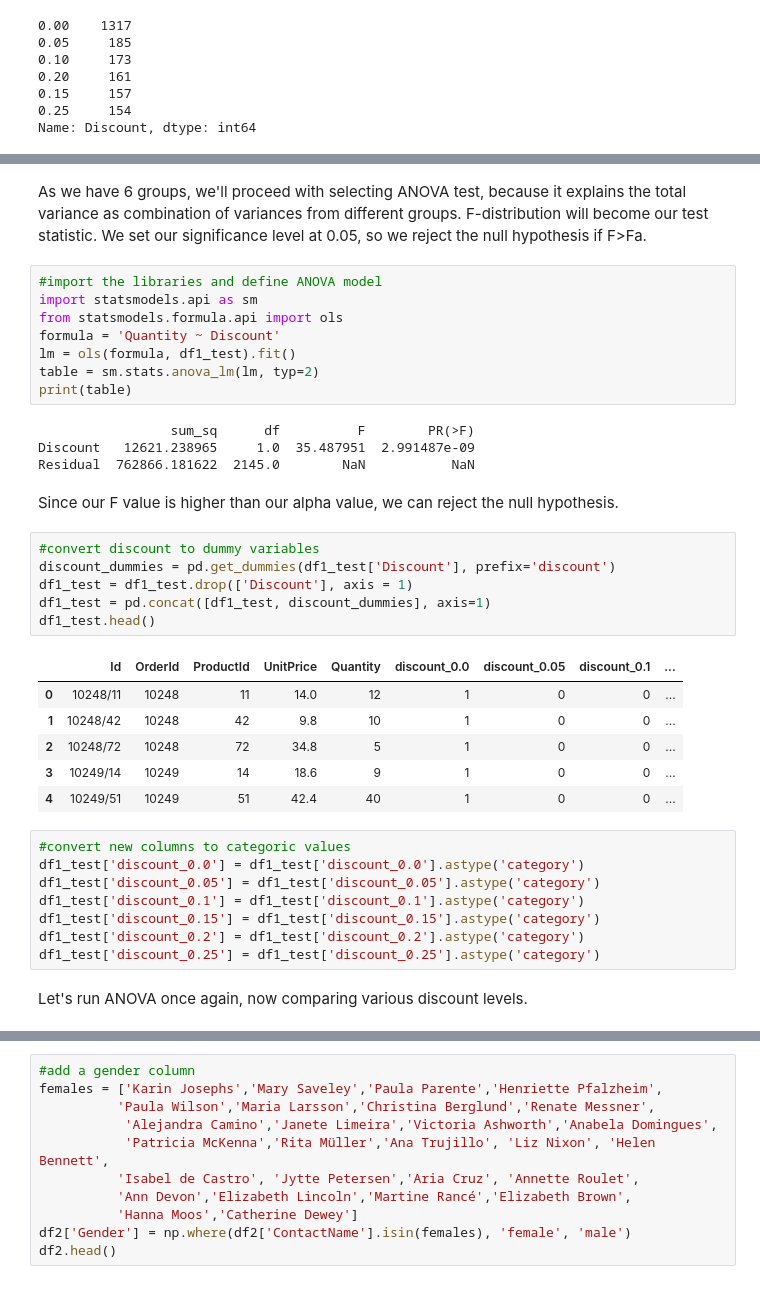
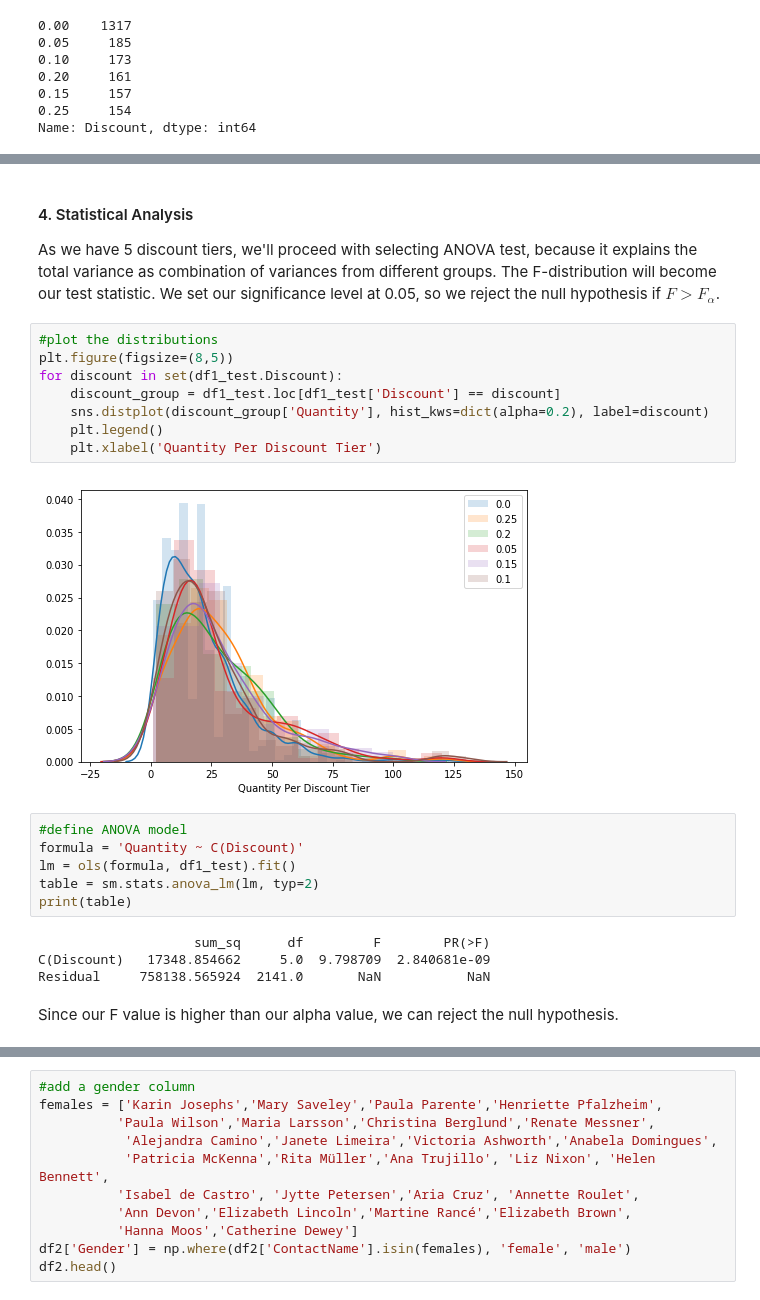
Before and after one commit to AllaGonzalez/Hypothesis_Testing_Using_Northwind_Database, a Jupyter notebook: Project Notebook.ipynb, the cells around one changed output, grey strips where cells are left out. Drawn from its saved outputs; the diff is of its cells as text.

```diff
--- a/Project Notebook.ipynb
+++ b/Project Notebook.ipynb
@@ -334,39 +408,26 @@ df1_test.hist('Quantity', by = 'Discount', figsize=(7,7));
 # %% [markdown]
-As we have 6 groups, we'll proceed with selecting ANOVA test, because it explains the total variance as combination of variances from different groups. F-distribution will become our test statistic. We set our significance level at 0.05, so we reject the null hypothesis if F>Fa.
+#### 4. Statistical Analysis
+
+As we have 5 discount tiers, we'll proceed with selecting ANOVA test, because it explains the total variance as combination of variances from different groups. The F-distribution will become our test statistic. We set our significance level at 0.05, so we reject the null hypothesis if $F>F_\alpha$.
+# %%
+#plot the distributions
+plt.figure(figsize=(8,5))
+for discount in set(df1_test.Discount):
+    discount_group = df1_test.loc[df1_test['Discount'] == discount]
+    sns.distplot(discount_group['Quantity'], hist_kws=dict(alpha=0.2), label=discount)
+    plt.legend()
+    plt.xlabel('Quantity Per Discount Tier')
+# %% [output]
+[figure, added]
 # %%
-#import the libraries and define ANOVA model
-import statsmodels.api as sm
-from statsmodels.formula.api import ols
-formula = 'Quantity ~ Discount'
+#define ANOVA model
+formula = 'Quantity ~ C(Discount)'
 lm = ols(formula, df1_test).fit()
 table = sm.stats.anova_lm(lm, typ=2)
 print(table)
 # %% [output]
-                 sum_sq      df          F        PR(>F)
-Discount   12621.238965     1.0  35.487951  2.991487e-09
-Residual  762866.181622  2145.0        NaN           NaN
+                    sum_sq      df         F        PR(>F)
+C(Discount)   17348.854662     5.0  9.798709  2.840681e-09
+Residual     758138.565924  2141.0       NaN           NaN
 # %% [markdown]
 Since our F value is higher than our alpha value, we can reject the null hypothesis.
-# %%
-#convert discount to dummy variables
-discount_dummies = pd.get_dummies(df1_test['Discount'], prefix='discount')
-df1_test = df1_test.drop(['Discount'], axis = 1)
-df1_test = pd.concat([df1_test, discount_dummies], axis=1)
-df1_test.head()
-# %% [output]
-|  | Id | OrderId | ProductId | UnitPrice | Quantity | discount_0.0 | discount_0.05 | discount_0.1 | ... |
-| 0 | 10248/11 | 10248 | 11 | 14.0 | 12 | 1 | 0 | 0 | ... |
-| 1 | 10248/42 | 10248 | 42 | 9.8 | 10 | 1 | 0 | 0 | ... |
-| 2 | 10248/72 | 10248 | 72 | 34.8 | 5 | 1 | 0 | 0 | ... |
-| 3 | 10249/14 | 10249 | 14 | 18.6 | 9 | 1 | 0 | 0 | ... |
-| 4 | 10249/51 | 10249 | 51 | 42.4 | 40 | 1 | 0 | 0 | ... |
-# %%
-#convert new columns to categoric values
-df1_test['discount_0.0'] = df1_test['discount_0.0'].astype('category')
-df1_test['discount_0.05'] = df1_test['discount_0.05'].astype('category')
-df1_test['discount_0.1'] = df1_test['discount_0.1'].astype('category')
-df1_test['discount_0.15'] = df1_test['discount_0.15'].astype('category')
-df1_test['discount_0.2'] = df1_test['discount_0.2'].astype('category')
-df1_test['discount_0.25'] = df1_test['discount_0.25'].astype('category')
-# %% [markdown]
-Let's run ANOVA once again, now comparing various discount levels.
```
Also changed, not shown: parts of 68 cells of this notebook.
